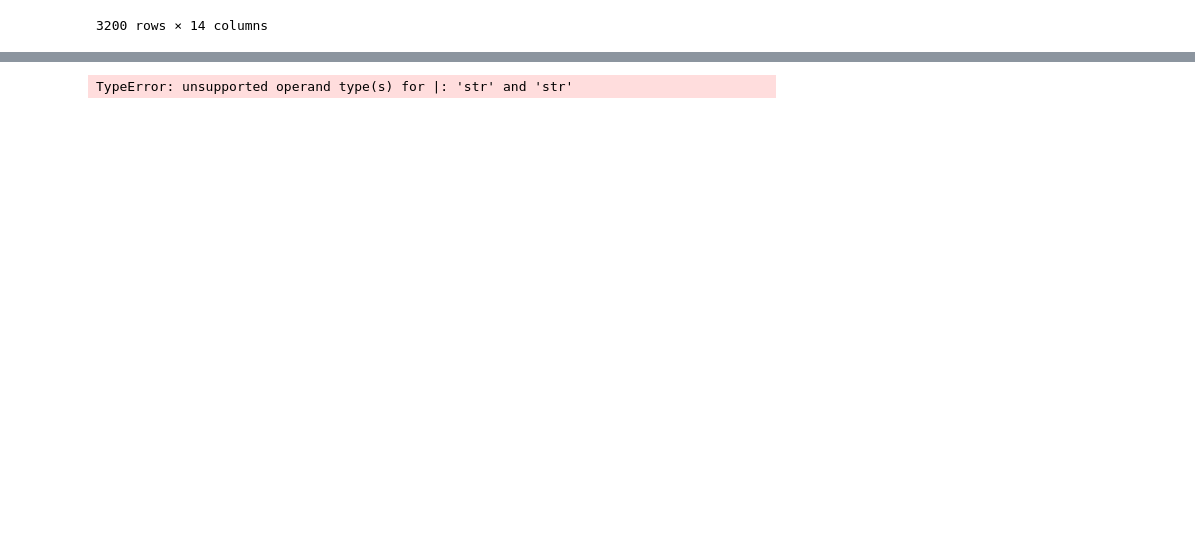
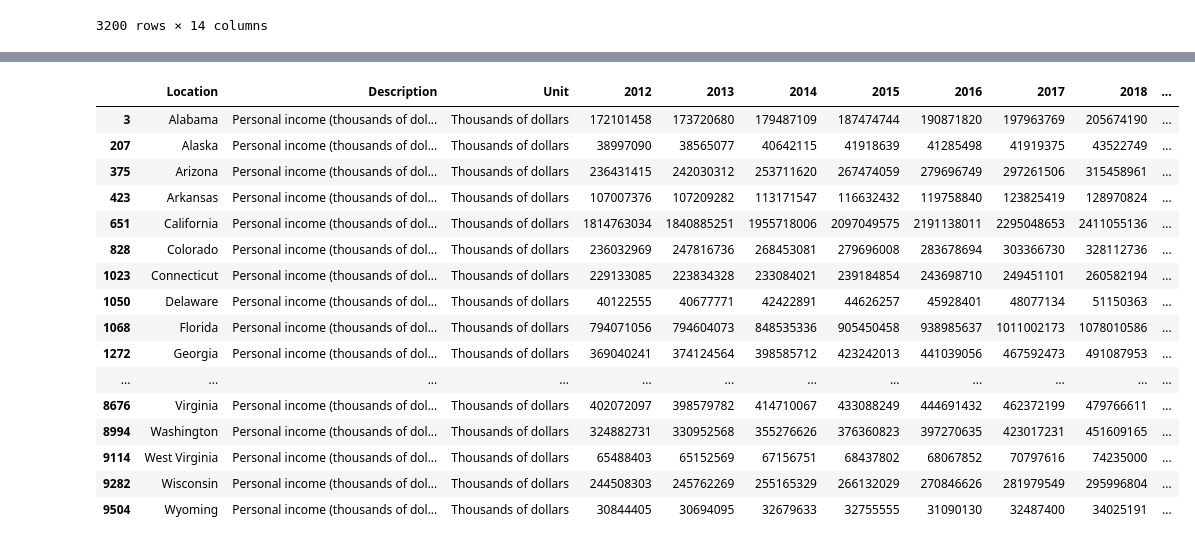
Before and after one commit to Tylerwilliams3644/Bootcamp-Project-1, a Jupyter notebook: Working Code/Income by State/income_by_state.ipynb, the cells around one changed output, grey strips where cells are left out. Saved outputs shown, nothing was run; the diff lists cells and outputs as text; code cells hidden in the pictures; blank space fills up the shorter version.

```diff
--- a/Working Code/Income by State/income_by_state.ipynb
+++ b/Working Code/Income by State/income_by_state.ipynb
@@ -88,56 +81,25 @@ Name: count, Length: 3200, dtype: int64
 # %%
-income_by_state = income_df.loc[income_df["Location"] ==
-["Alabama" |
-"Alaska"]]
-#"Arizona",
-#"Arkansas",
-#"California",
-#"Colorado",
-#"Connecticut",
-#"Delaware",
-#"Florida",
-#"Georgia",
-#"Hawaii",
-#"Idaho",
-#"Illinois",
-#"Indiana",
-#"Iowa",
-#"Kansas",
-#"Kentucky",
-#"Louisiana",
-#"Maine",
-#"Maryland",
-#"Massachusetts",
-#"Michigan",
-#"Minnesota",
-#"Mississippi",
-#"Missouri",
-#"Montana",
-#"Nebraska",
-#"Nevada",
-#"New Hampshire",
-#"New Jersey",
-#"New Mexico",
-#"New York",
-#"North Carolina",
-#"North Dakota",
-#"Ohio",
-#"Oklahoma",
-#"Oregon",
-#"Pennsylvania",
-#"Rhode Island",
-#"South Carolina",
-#"South Dakota",
-#"Tennessee",
-#"Texas",
-#"Utah",
-#"Vermont",
-#"Virginia",
-#"Washington",
-#"West Virginia",
-#"Wisconsin",
-#"Wyoming"]]
+desired_states = ["Alabama", "Alaska", "Arizona", "Arkansas","California","Colorado","Connecticut","Delaware","Florida","Georgia","Hawaii","Idaho","Illinois","Indiana","Iowa","Kansas","Kentucky","Louisiana","Maine","Maryland","Massachusetts","Michigan","Minnesota","Mississippi","Missouri","Montana","Nebraska","Nevada","New Hampshire","New Jersey","New Mexico","New York","North Carolina","North Dakota","Ohio","Oklahoma","Oregon","Pennsylvania","Rhode Island","South Carolina","South Dakota","Tennessee","Texas","Utah","Vermont","Virginia","Washington","West Virginia","Wisconsin","Wyoming"]
+
+income_by_state = income_df.loc[income_df["Location"].isin(desired_states)]
+
 
 display(income_by_state)
 # %% [output]
-TypeError: unsupported operand type(s) for |: 'str' and 'str'
+|  | Location | Description | Unit | 2012 | 2013 | 2014 | 2015 | 2016 | 2017 | 2018 | ... |
+| 3 | Alabama | Personal income (thousands of dol... | Thousands of dollars | 172101458 | 173720680 | 179487109 | 187474744 | 190871820 | 197963769 | 205674190 | ... |
+| 207 | Alaska | Personal income (thousands of dol... | Thousands of dollars | 38997090 | 38565077 | 40642115 | 41918639 | 41285498 | 41919375 | 43522749 | ... |
+| 375 | Arizona | Personal income (thousands of dol... | Thousands of dollars | 236431415 | 242030312 | 253711620 | 267474059 | 279696749 | 297261506 | 315458961 | ... |
+| 423 | Arkansas | Personal income (thousands of dol... | Thousands of dollars | 107007376 | 107209282 | 113171547 | 116632432 | 119758840 | 123825419 | 128970824 | ... |
+| 651 | California | Personal income (thousands of dol... | Thousands of dollars | 1814763034 | 1840885251 | 1955718006 | 2097049575 | 2191138011 | 2295048653 | 2411055136 | ... |
+| 828 | Colorado | Personal income (thousands of dol... | Thousands of dollars | 236032969 | 247816736 | 268453081 | 279696008 | 283678694 | 303366730 | 328112736 | ... |
+| 1023 | Connecticut | Personal income (thousands of dol... | Thousands of dollars | 229133085 | 223834328 | 233084021 | 239184854 | 243698710 | 249451101 | 260582194 | ... |
+| 1050 | Delaware | Personal income (thousands of dol... | Thousands of dollars | 40122555 | 40677771 | 42422891 | 44626257 | 45928401 | 48077134 | 51150363 | ... |
+| 1068 | Florida | Personal income (thousands of dol... | Thousands of dollars | 794071056 | 794604073 | 848535336 | 905450458 | 938985637 | 1011002173 | 1078010586 | ... |
+| 1272 | Georgia | Personal income (thousands of dol... | Thousands of dollars | 369040241 | 374124564 | 398585712 | 423242013 | 441039056 | 467592473 | 491087953 | ... |
+| ... | ... | ... | ... | ... | ... | ... | ... | ... | ... | ... | ... |
+| 8676 | Virginia | Personal income (thousands of dol... | Thousands of dollars | 402072097 | 398579782 | 414710067 | 433088249 | 444691432 | 462372199 | 479766611 | ... |
+| 8994 | Washington | Personal income (thousands of dol... | Thousands of dollars | 324882731 | 330952568 | 355276626 | 376360823 | 397270635 | 423017231 | 451609165 | ... |
+| 9114 | West Virginia | Personal income (thousands of dol... | Thousands of dollars | 65488403 | 65152569 | 67156751 | 68437802 | 68067852 | 70797616 | 74235000 | ... |
+| 9282 | Wisconsin | Personal income (thousands of dol... | Thousands of dollars | 244508303 | 245762269 | 255165329 | 266132029 | 270846626 | 281979549 | 295996804 | ... |
+| 9504 | Wyoming | Personal income (thousands of dol... | Thousands of dollars | 30844405 | 30694095 | 32679633 | 32755555 | 31090130 | 32487400 | 34025191 | ... |
```
Also changed, not shown: parts of 7 cells of this notebook.
